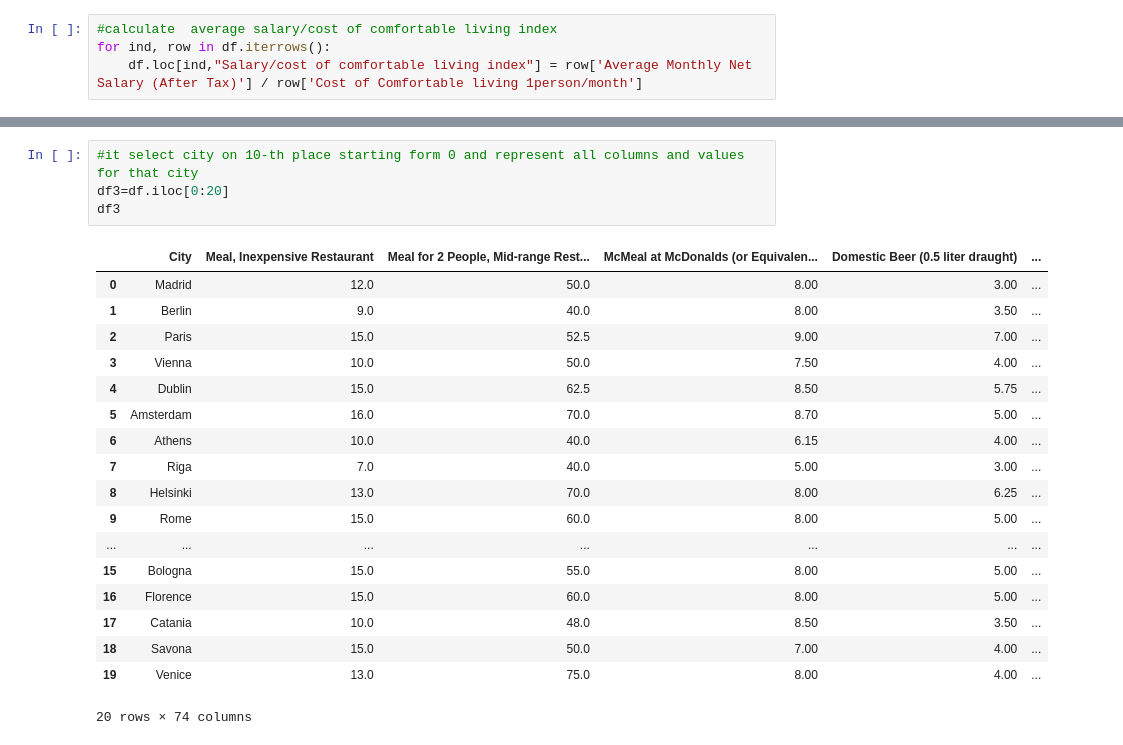
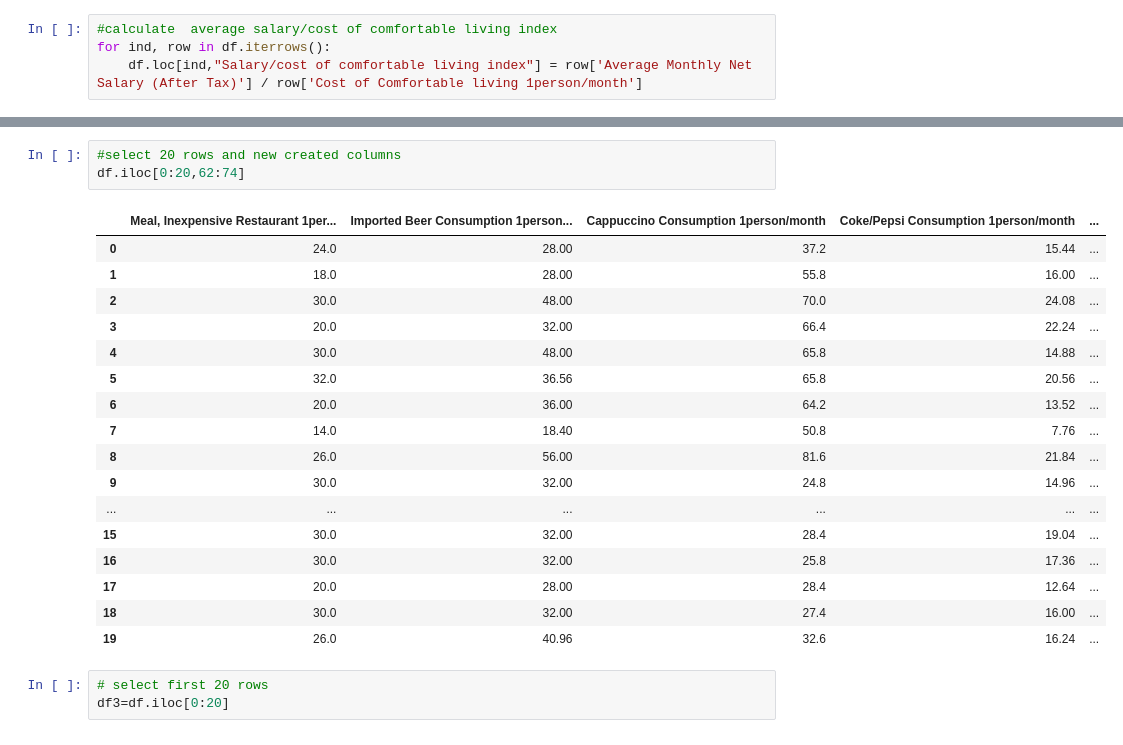
Before and after one commit to AjlaK/PROJECT-WORK, a Jupyter notebook: Europe_Cities_Cost_of_Living_Analysis .ipynb, the cells around one changed output, grey strips where cells are left out. Cells and saved outputs as stored; diff of their text form.

```diff
--- a/Europe_Cities_Cost_of_Living_Analysis .ipynb
+++ b/Europe_Cities_Cost_of_Living_Analysis .ipynb
@@ -150,24 +142,25 @@ df
-# %%
-#it select city on 10-th place starting form 0 and represent all columns and values for that city
-df3=df.iloc[0:20]
-df3
-# %% [output]
-|  | City | Meal, Inexpensive Restaurant | Meal for 2 People, Mid-range Rest... | McMeal at McDonalds (or Equivalen... | Domestic Beer (0.5 liter draught) | ... |
-| 0 | Madrid | 12.0 | 50.0 | 8.00 | 3.00 | ... |
-| 1 | Berlin | 9.0 | 40.0 | 8.00 | 3.50 | ... |
-| 2 | Paris | 15.0 | 52.5 | 9.00 | 7.00 | ... |
-| 3 | Vienna | 10.0 | 50.0 | 7.50 | 4.00 | ... |
-| 4 | Dublin | 15.0 | 62.5 | 8.50 | 5.75 | ... |
-| 5 | Amsterdam | 16.0 | 70.0 | 8.70 | 5.00 | ... |
-| 6 | Athens | 10.0 | 40.0 | 6.15 | 4.00 | ... |
-| 7 | Riga | 7.0 | 40.0 | 5.00 | 3.00 | ... |
-| 8 | Helsinki | 13.0 | 70.0 | 8.00 | 6.25 | ... |
-| 9 | Rome | 15.0 | 60.0 | 8.00 | 5.00 | ... |
-| ... | ... | ... | ... | ... | ... | ... |
-| 15 | Bologna | 15.0 | 55.0 | 8.00 | 5.00 | ... |
-| 16 | Florence | 15.0 | 60.0 | 8.00 | 5.00 | ... |
-| 17 | Catania | 10.0 | 48.0 | 8.50 | 3.50 | ... |
-| 18 | Savona | 15.0 | 50.0 | 7.00 | 4.00 | ... |
-| 19 | Venice | 13.0 | 75.0 | 8.00 | 4.00 | ... |
-20 rows × 74 columns
+# %%
+#select 20 rows and new created columns
+df.iloc[0:20,62:74]
+# %% [output]
+|  | Meal, Inexpensive Restaurant 1per... | Imported Beer Consumption 1person... | Cappuccino Consumption 1person/month | Coke/Pepsi Consumption 1person/month | ... |
+| 0 | 24.0 | 28.00 | 37.2 | 15.44 | ... |
+| 1 | 18.0 | 28.00 | 55.8 | 16.00 | ... |
+| 2 | 30.0 | 48.00 | 70.0 | 24.08 | ... |
+| 3 | 20.0 | 32.00 | 66.4 | 22.24 | ... |
+| 4 | 30.0 | 48.00 | 65.8 | 14.88 | ... |
+| 5 | 32.0 | 36.56 | 65.8 | 20.56 | ... |
+| 6 | 20.0 | 36.00 | 64.2 | 13.52 | ... |
+| 7 | 14.0 | 18.40 | 50.8 | 7.76 | ... |
+| 8 | 26.0 | 56.00 | 81.6 | 21.84 | ... |
+| 9 | 30.0 | 32.00 | 24.8 | 14.96 | ... |
+| ... | ... | ... | ... | ... | ... |
+| 15 | 30.0 | 32.00 | 28.4 | 19.04 | ... |
+| 16 | 30.0 | 32.00 | 25.8 | 17.36 | ... |
+| 17 | 20.0 | 28.00 | 28.4 | 12.64 | ... |
+| 18 | 30.0 | 32.00 | 27.4 | 16.00 | ... |
+| 19 | 26.0 | 40.96 | 32.6 | 16.24 | ... |
+# %%
+# select first 20 rows
+df3=df.iloc[0:20]
 # %%
```
Also changed, not shown: parts of 15 cells of this notebook.
